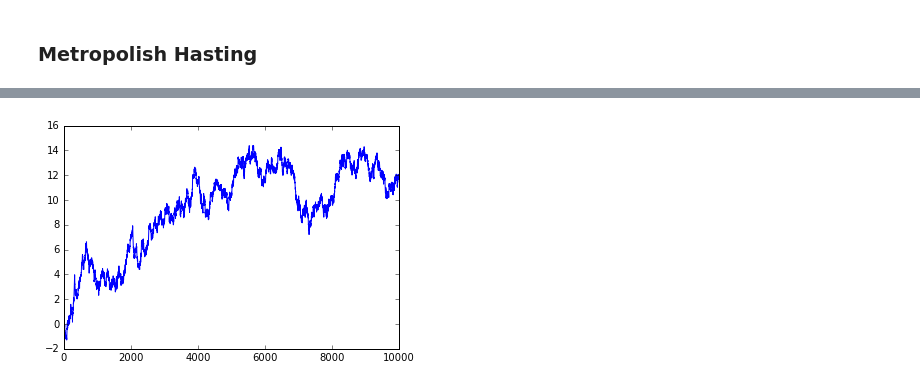
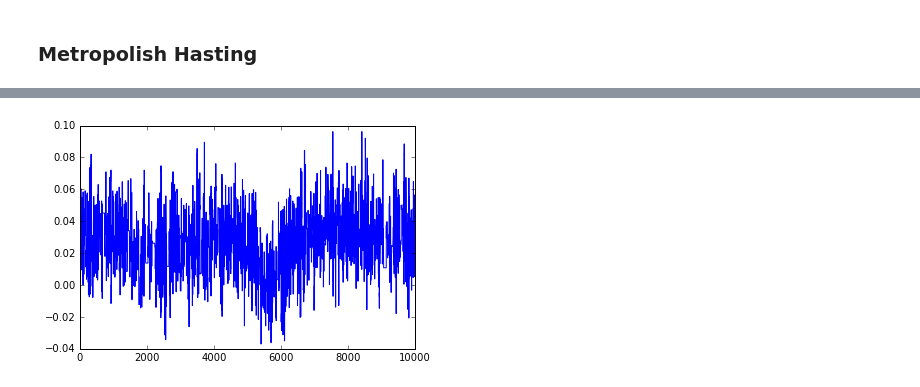
Before and after one commit to TomMalow/pymcmodels, a Jupyter notebook: Model iterations/Metropolish-Hasting.ipynb, the cells around one changed output, grey strips where cells are left out. Saved outputs shown, nothing was run; the diff lists cells and outputs as text; code cells hidden in the pictures.

```diff
--- a/Model iterations/Metropolish-Hasting.ipynb
+++ b/Model iterations/Metropolish-Hasting.ipynb
@@ -111,6 +111,6 @@ assignment_data_true.grade_handins(5)
 ### Metropolish Hasting
 # %%
 def norm_log_pdf(x,u,t):
-    return np.sqrt(t/(2*math.pi))*np.exp(-0.5*t*(np.log(x)-u)**2)/x
+    return -0.5*t*(x-u)**2+np.log(t)-np.log(np.sqrt(2.0*math.pi))
 # %%
 def gamma_log_pdf(x,a,b):
@@ -161,17 +165,17 @@ def gibbs_model(data):
     log_g = dict()
 
     def prop_u_t_h(handin,u_h,t_h):
-        prod_ = 0
-        v =
+        sum_ = 0.0
         for g, val in handin.gradeings.iteritems():
-            prod_ = prod_ * norm_log_pdf(val,u_g[int(g)]+u_h,t_g[int(g)]+t_h)
-        return prod_*np.exp(-np.log(t_h)*(be_h+0.5*la_h*t_h*(u_h-ga_h)**2))*np.log(t_h)**(al_h-1)*be_h**al_h/(t_h*math.gamma(al_h))
+            sum_ = sum_ + norm_log_pdf(val,u_g[int(g)]+u_h,t_g[int(g)]+t_h)
+        return sum_ + norm_gamma_log_pdf(u_h,t_h,ga_h,la_h,al_h,be_h)
 
     def prop_u_t_g(grader,g,u_g,t_g):
-        prod_ = 0
+        sum_ = 0.0
         for h in grader.handins:
-            prod_ = prod_ * np.sqrt(t_g+t_h[int(h.title)])/np.sqrt(h.gradeings[str(g)]*2*np.pi) * np.exp(-0.5*(t_g+t_h[int(h.title)])*(np.log(h.gradeings[str(g)])-(u_g+u_h[int(h.title)])**2))
-        return prod_ * np.exp(-np.log(t_g)*(be_g+0.5*la_g*t_g*(u_g-ga_g)**2))*np.log(t_g)**(al_g-1)*be_g**al_g/(t_g*math.gamma(al_g))
+            val = h.gradeings[str(g)]
+            sum_ = sum_ + norm_log_pdf(val,u_g+u_h[int(h.title)],t_g+t_h[int(h.title)])
+        return sum_ + norm_gamma_log_pdf(u_g,t_g,ga_g,la_g,al_g,be_g)
 
 
     # Draw from priors
@@ -205,6 +209,11 @@ def gibbs_model(data):
     trace_u_g = defaultdict(list)
     trace_t_g = defaultdict(list)
 
+    ## Acception ratior
+    accepted_h = 0.0
+    accepted_g = 0.0
+
+
     tw = time.time()
     for r in range(burn_in + samples):
         print "\r%i" % (r+1) + " out of %i" % (burn_in + samples),
@@ -217,11 +226,12 @@ def gibbs_model(data):
             t_h_c = ensure_postive(t_h[h],0.1)
             #draw from gamma
             p_ = prop_u_t_h(handin,u_h_c,t_h_c)
-            alpha = min(1,p_/log_h[h])
-            if 1 <= alpha:
-                    u_h[h] = u_h_c
-                    t_h[h] = t_h_c
-                    log_h[h] = p_
+            alpha = min(1,p_-log_h[h])
+            if np.log(np.random.random()) <= alpha:
+                accepted_h = accepted_h+1.0
+                u_h[h] = u_h_c
+                t_h[h] = t_h_c
+                log_h[h] = p_
 
         # Sample u_g and t_g
         for g in range(N_G):
@@ -231,11 +241,12 @@ def gibbs_model(data):
             t_g_c = ensure_postive(t_g[g],0.1)
             #draw from gamma
             p_ = prop_u_t_g(grader,g,u_g_c,t_g_c)
-            alpha = min(1,p_/log_g[g])
-            if 1 <= alpha:
-                    u_g[g] = u_g_c
-                    t_g[g] = t_g_c
-                    log_g[g] = p_
+            alpha = min(1,p_-log_g[g])
+            if np.log(np.random.random()) <= alpha:
+                accepted_g = accepted_g + 1.0
+                u_g[g] = u_g_c
+                t_g[g] = t_g_c
+                log_g[g] = p_
 
         # Collect tracings
         if r > burn_in:
@@ -266,8 +275,8 @@ Wall time: 70.972327
 # %%
-plt.plot(traces['u_h'][1])
+plt.plot(traces['u_g'][7])
 plt.show()
 # %% [output]
-[figure, old version]
+[figure, new version]
 # %%
 def plot_scores(scores):
     ax = plt.subplot(111)
```
Also changed, not shown: parts of 13 cells of this notebook, 2 other files.
